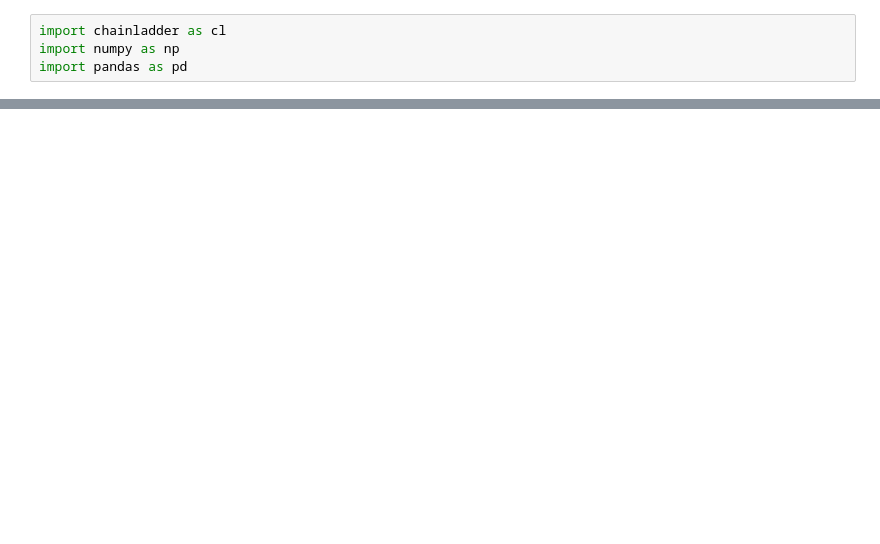
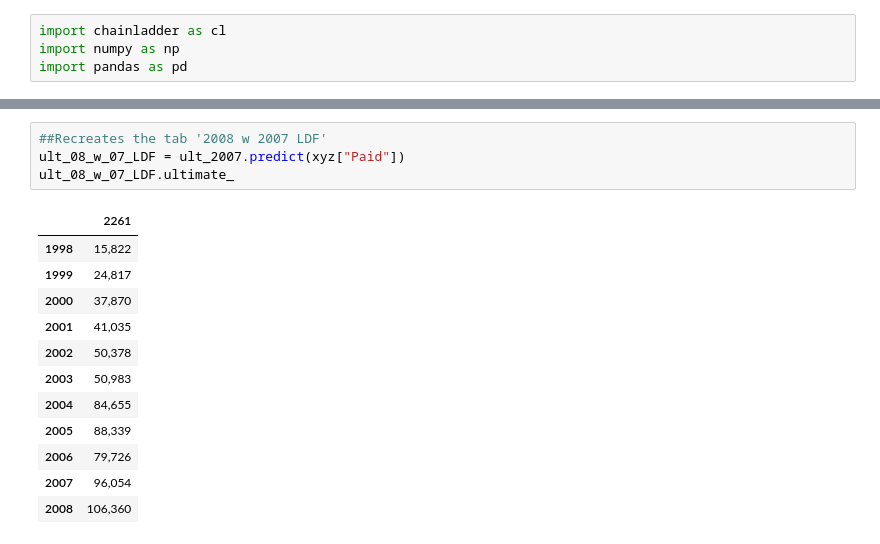
Before and after one commit to jbogaardt/fullstackactuary2024, a Jupyter notebook: LagStudyExample.ipynb, the cells around one changed output, grey strips where cells are left out. Saved outputs shown, nothing was run; the diff lists cells and outputs as text; blank space fills up the shorter version.

```diff
--- a/LagStudyExample.ipynb
+++ b/LagStudyExample.ipynb
@@ -67,0 +155,17 @@ ia_1996.incremental_
+# %%
+##Recreates the tab '2008 w 2007 LDF'
+ult_08_w_07_LDF = ult_2007.predict(xyz["Paid"])
+ult_08_w_07_LDF.ultimate_
+# %% [output]
+|  | 2261 |
+| 1998 | 15,822 |
+| 1999 | 24,817 |
+| 2000 | 37,870 |
+| 2001 | 41,035 |
+| 2002 | 50,378 |
+| 2003 | 50,983 |
+| 2004 | 84,655 |
+| 2005 | 88,339 |
+| 2006 | 79,726 |
+| 2007 | 96,054 |
+| 2008 | 106,360 |
```
Also changed, not shown: parts of 10 cells of this notebook, 3 other files.
